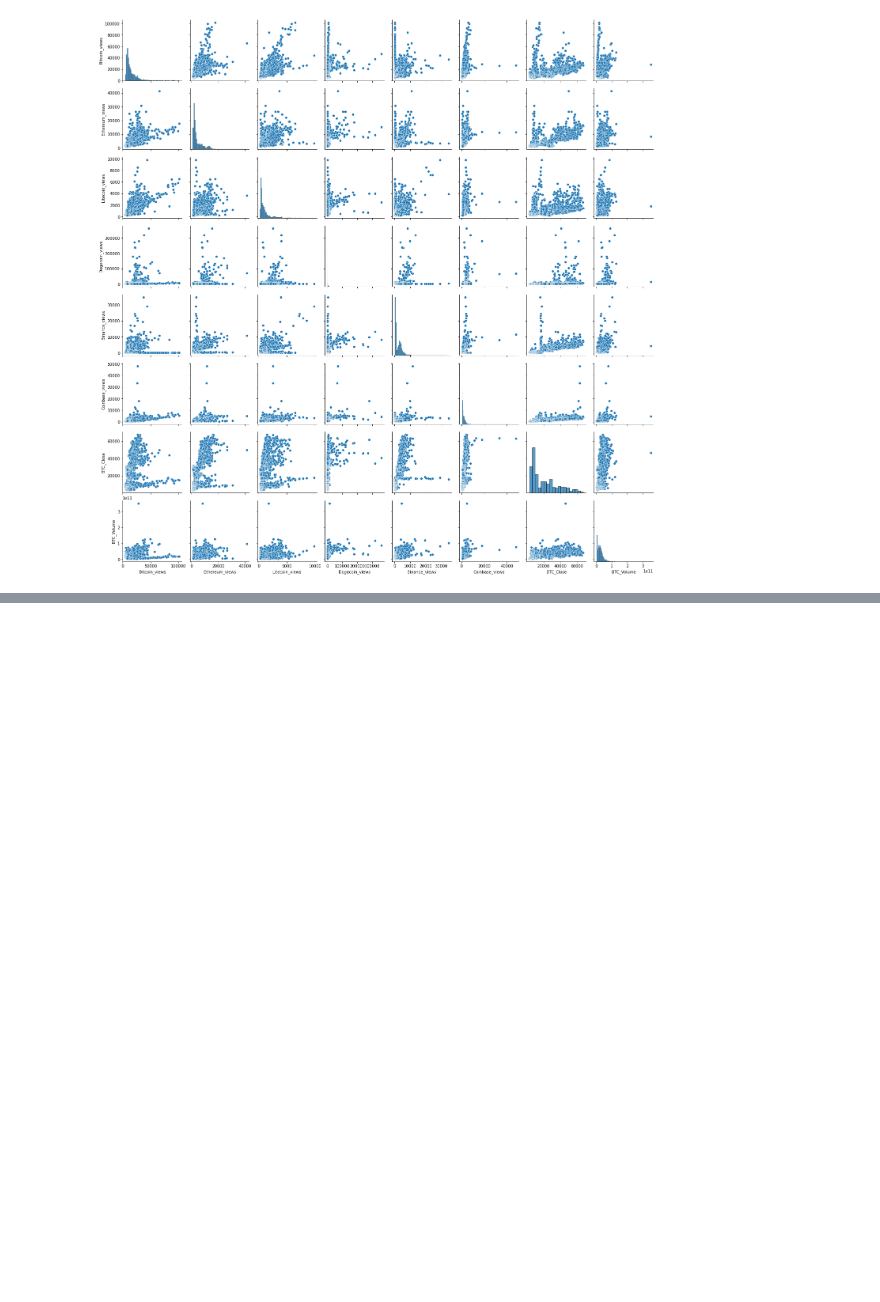
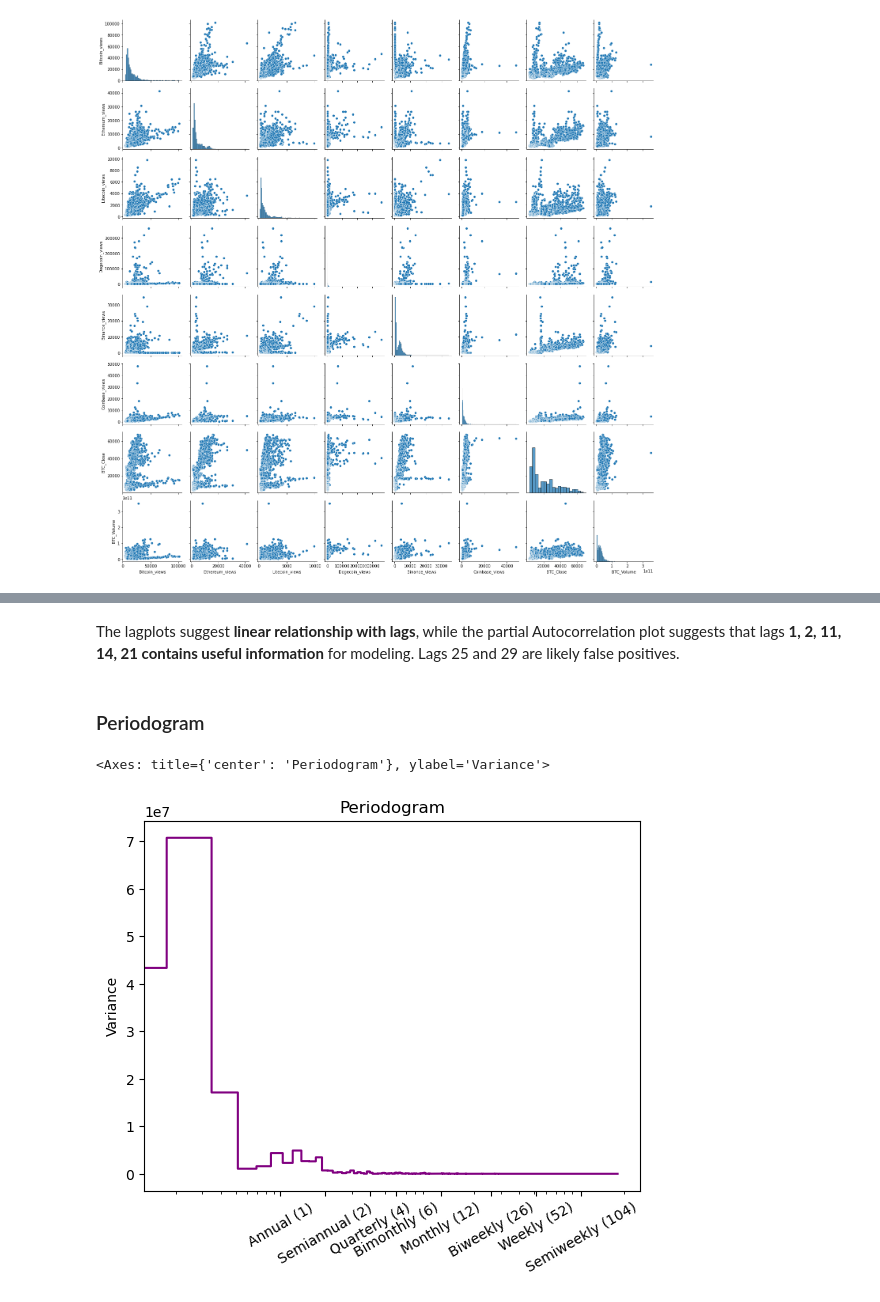
Before and after one commit to apsinghAnalytics/WikiViewsCryptoPriceTrendAnalysis, a Jupyter notebook: EDAandModel.ipynb, the cells around one changed output, grey strips where cells are left out. Cells and saved outputs as stored; diff of their text form; code cells hidden in the pictures; blank space fills up the shorter version.

```diff
--- a/EDAandModel.ipynb
+++ b/EDAandModel.ipynb
@@ -42,0 +180,4 @@ sns.pairplot(df)
+# %% [markdown]
+The lagplots suggest **linear relationship with lags**, while the partial Autocorrelation plot suggests that lags **1, 2, 11, 14, 21 contains useful information** for modeling. Lags 25 and 29 are likely false positives.
+# %% [markdown]
+### Periodogram
@@ -42,0 +198,38 @@ sns.pairplot(df)
+# %%
+def plot_periodogram(ts, detrend='linear', ax=None):
+    from scipy.signal import periodogram
+    fs = pd.Timedelta("365D") / pd.Timedelta("1D")
+    freqencies, spectrum = periodogram(
+        ts,
+        fs=fs,
+        detrend=detrend,
+        window="boxcar",
+        scaling='spectrum',
+    )
+    if ax is None:
+        _, ax = plt.subplots()
+    ax.step(freqencies, spectrum, color="purple")
+    ax.set_xscale("log")
+    ax.set_xticks([1, 2, 4, 6, 12, 26, 52, 104])
+    ax.set_xticklabels(
+        [
+            "Annual (1)",
+            "Semiannual (2)",
+            "Quarterly (4)",
+            "Bimonthly (6)",
+            "Monthly (12)",
+            "Biweekly (26)",
+            "Weekly (52)",
+            "Semiweekly (104)",
+        ],
+        rotation=30,
+    )
+    ax.ticklabel_format(axis="y", style="sci", scilimits=(0, 0))
+    ax.set_ylabel("Variance")
+    ax.set_title("Periodogram")
+    return ax
+# %%
+plot_periodogram(df.BTC_Close)
+# %% [output]
+<Axes: title={'center': 'Periodogram'}, ylabel='Variance'>
+[figure, added]
```
Also changed, not shown: parts of 21 cells of this notebook.
